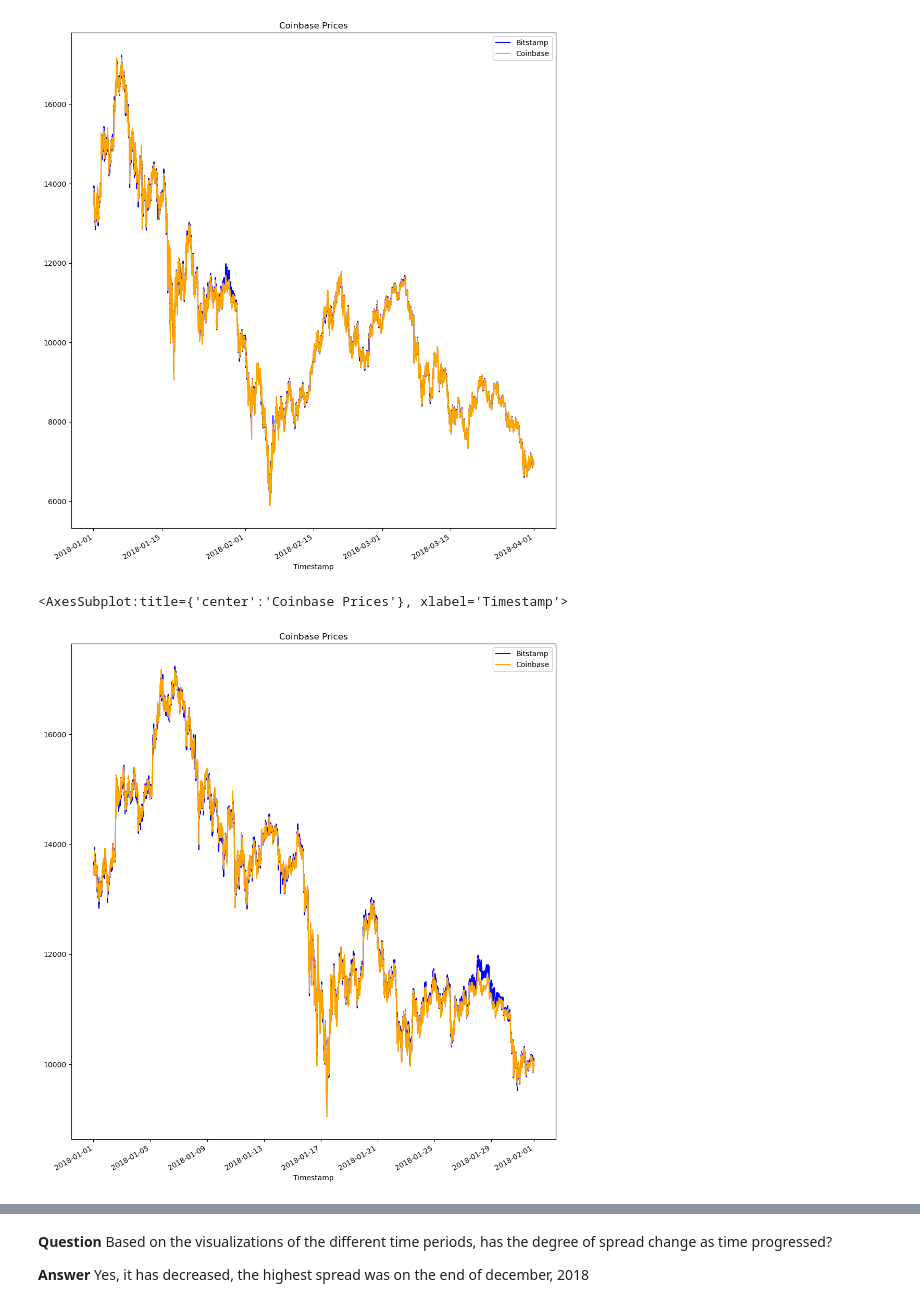
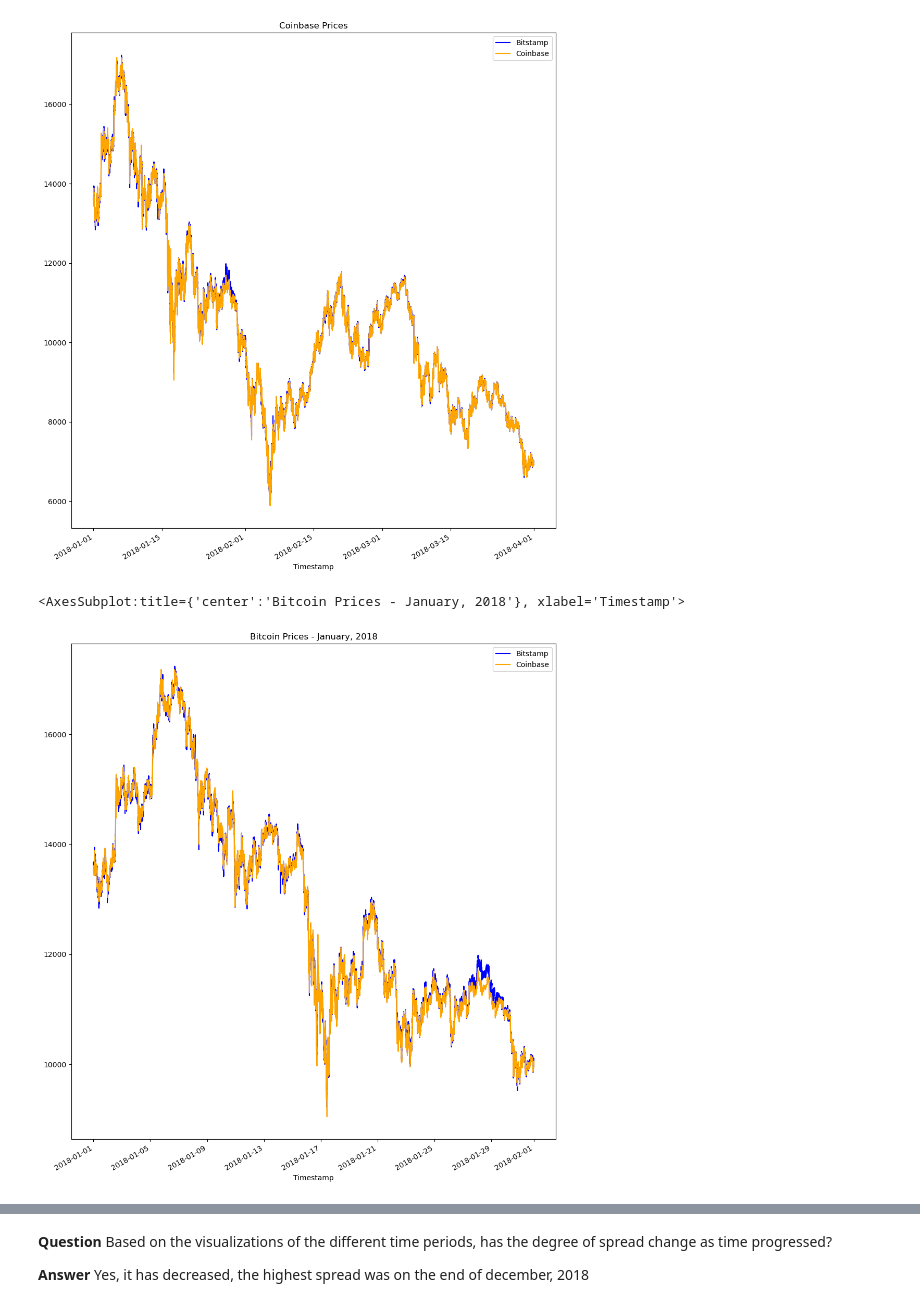
Before and after one commit to lumiroga/Fintech_Challenge3, a Jupyter notebook: crypto_arbitrage.ipynb, the cells around one changed output, grey strips where cells are left out. Drawn from its saved outputs; the diff is of its cells as text; code cells hidden in the pictures.

```diff
--- a/crypto_arbitrage.ipynb
+++ b/crypto_arbitrage.ipynb
@@ -319,12 +319,12 @@ coinbase_sliced.plot(legend=True,title="Coinbase Prices", label="Coinbase", figs
 # %%
 # Using the loc and plot functions, create an overlay plot that visualizes
 # the price action of both DataFrames for a one month period early in the dataset
 # Be sure to include the parameters: legend, figure size, title, and color and label
 bitstamp_sliced[:"2018-01-31"].plot(legend=True,label="Bitstamp",title="Bitstamp Prices", figsize=(12,14),color="blue")
-coinbase_sliced[:"2018-01-31"].plot(legend=True,title="Coinbase Prices", label="Coinbase", figsize=(12,14),color="orange")
+coinbase_sliced[:"2018-01-31"].plot(legend=True,title="Bitcoin Prices - January, 2018", label="Coinbase", figsize=(12,14),color="orange")
 # %% [output]
-<AxesSubplot:title={'center':'Coinbase Prices'}, xlabel='Timestamp'>
+<AxesSubplot:title={'center':'Bitcoin Prices - January, 2018'}, xlabel='Timestamp'>
-[figure, old version]
+[figure, new version]
 # %%
 # Using the loc and plot functions, create an overlay plot that visualizes
 # the price action of both DataFrames for a one month period later in the dataset
```
Also changed, not shown: parts of 19 cells of this notebook.
